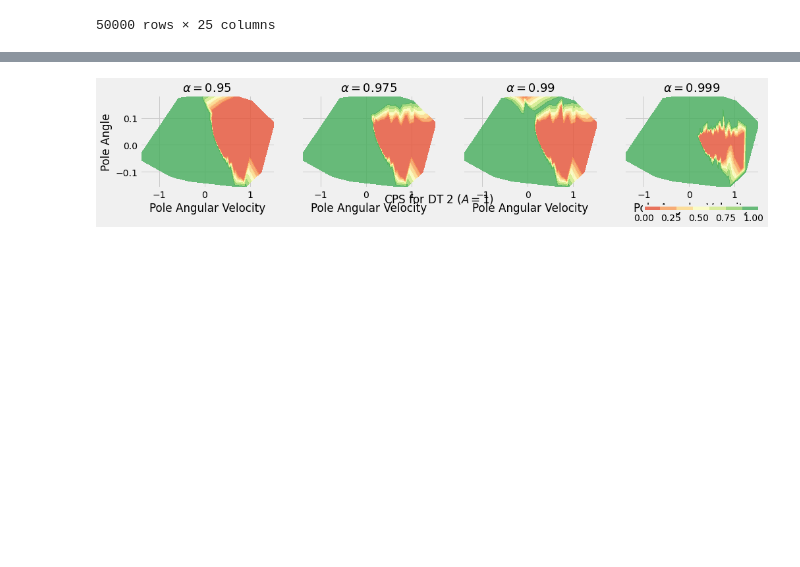
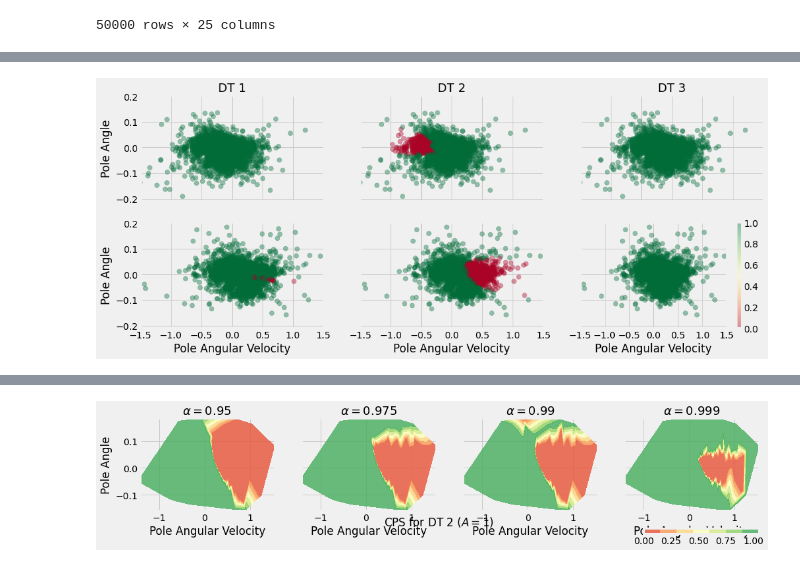
Before and after one commit to faaizT/CausalTwinAssessment, a Jupyter notebook: Cartpole Simulator (Updated).ipynb, the cells around one changed output, grey strips where cells are left out. Cells and saved outputs as stored; diff of their text form; code cells hidden in the pictures; blank space fills up the shorter version.

```diff
--- a/Cartpole Simulator (Updated).ipynb
+++ b/Cartpole Simulator (Updated).ipynb
@@ -1848,0 +1851,38 @@ plt.show()
+# %%
+import matplotlib.tri as tri
+action = 1
+DT = 2
+fig, axs = plt.subplots(2, 3, figsize=(15,6), sharex=True, sharey=True)
+cmap = plt.get_cmap('RdYlGn')
+new_cmap = truncate_colormap(cmap, 0.01, 0.99)
+quantile = 0.999
+for i in range(1,4):
+    for j in range(2):
+        results_filtered = results_cls[(results_cls['quantile']==quantile) & (results_cls['A']==j)]
+#         axs[j][i-1].set_aspect('equal')
+        x = results_filtered[x_columns[0]]
+        y = results_filtered[x_columns[1]]
+        z = results_filtered[f'DT {i}'].apply(lambda x: min(x, 0.999))
+        vals = axs[j][i-1].scatter(x=x, y=y, c=z, cmap=new_cmap, vmin=0, vmax=1, alpha=0.4, s=50)
+        axs[j][i-1].set_xlim([-1.5, 1.5])
+        if j == 0:
+            axs[j][i-1].set_title(f"DT {i}", fontsize=18)
+        else:
+            axs[j][i-1].set_xlabel(x_columns[0])
+
+# plt.grid(False)
+axs[0][0].set_ylabel(x_columns[1])
+axs[1][0].set_ylabel(x_columns[1])
+# plt.clim(0, 1)
+
+
+plt.colorbar(vals)
+# cbar = plt.colorbar(vals, ax=axs, shrink=0.5, fraction=0.05, orientation='horizontal', anchor=(1.0,-0.05), panchor=(0.95,-0.05))
+cbar.set_ticks(np.arange(5)/4)
+# st = fig.suptitle(f"CPS for DT {DT} ($A={action}$)")
+
+st.set_y(0.20)
+# cbar.set_label("CPS")
+plt.show()
+# %% [output]
+[figure, added]
```
Also changed, not shown: parts of 4 cells of this notebook.
